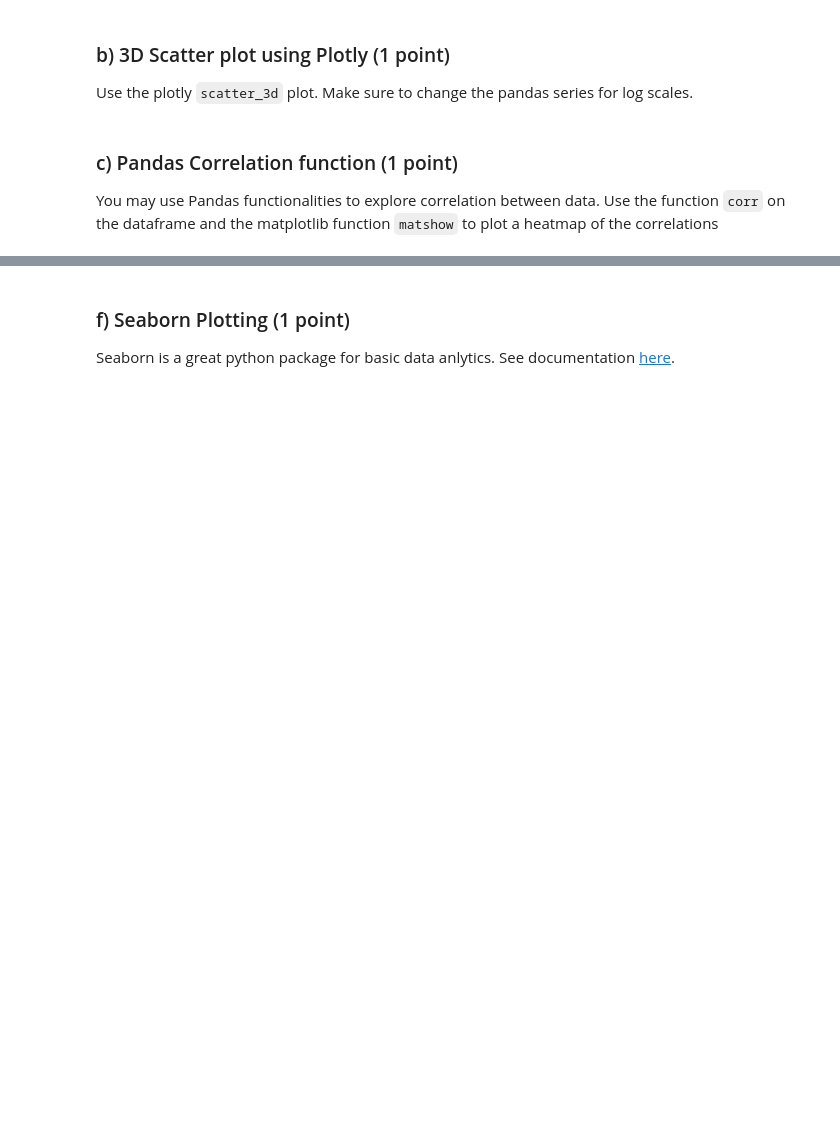
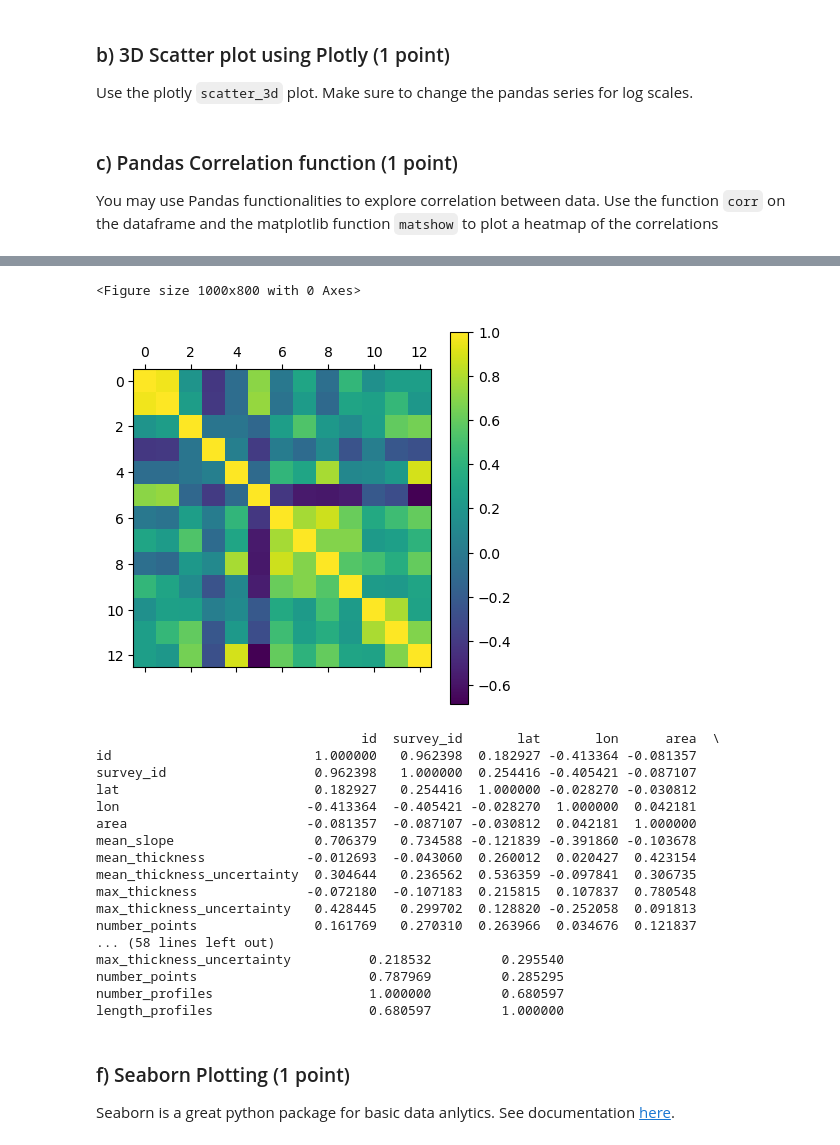
Before and after one commit to UW-ESS-DS/MLGeo2022_wangzy19, a Jupyter notebook: HW3/homework_3.ipynb, the cells around one changed output, grey strips where cells are left out. Drawn from its saved outputs; the diff is of its cells as text; code cells hidden in the pictures; blank space fills up the shorter version.

```diff
--- a/HW3/homework_3.ipynb
+++ b/HW3/homework_3.ipynb
@@ -177,3 +210,31 @@ You may use Pandas functionalities to explore correlation between data. Use the
+# %%
+correlation_total = data.corr()
+
+fig5 = plt.figure(figsize=(10,8))
+plt.matshow(correlation_total)
+plt.colorbar()
+plt.show()
+print(correlation_total)
+# %% [output]
+<Figure size 1000x800 with 0 Axes>
+[figure, added]
+                                  id  survey_id       lat       lon      area  \
+id                          1.000000   0.962398  0.182927 -0.413364 -0.081357
+survey_id                   0.962398   1.000000  0.254416 -0.405421 -0.087107
+lat                         0.182927   0.254416  1.000000 -0.028270 -0.030812
+lon                        -0.413364  -0.405421 -0.028270  1.000000  0.042181
+area                       -0.081357  -0.087107 -0.030812  0.042181  1.000000
+mean_slope                  0.706379   0.734588 -0.121839 -0.391860 -0.103678
+mean_thickness             -0.012693  -0.043060  0.260012  0.020427  0.423154
+mean_thickness_uncertainty  0.304644   0.236562  0.536359 -0.097841  0.306735
+max_thickness              -0.072180  -0.107183  0.215815  0.107837  0.780548
+max_thickness_uncertainty   0.428445   0.299702  0.128820 -0.252058  0.091813
+number_points               0.161769   0.270310  0.263966  0.034676  0.121837
+... (58 lines left out)
+max_thickness_uncertainty          0.218532         0.295540
+number_points                      0.787969         0.285295
+number_profiles                    1.000000         0.680597
+length_profiles                    0.680597         1.000000
 # %% [markdown]
 ### f) Seaborn Plotting (1 point)
 
```
Also changed, not shown: parts of 20 cells of this notebook.
